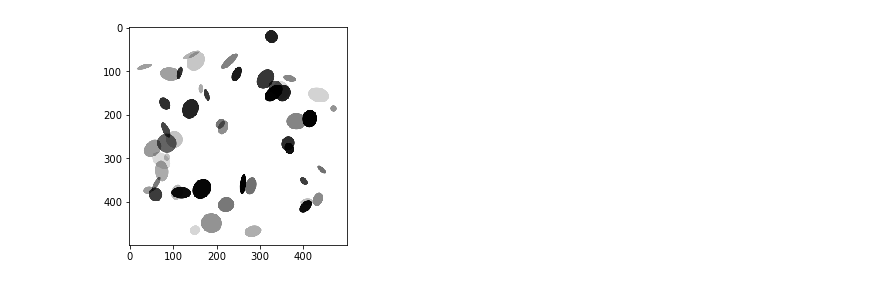
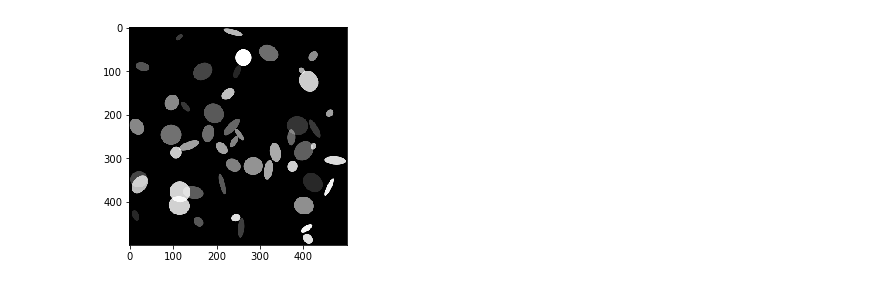
Before and after one commit to AlexanderAuras/LearnedRadonFilters, a Jupyter notebook: ellipses.ipynb, the cells around one changed output. Saved outputs shown, nothing was run; the diff lists cells and outputs as text; code cells hidden in the pictures.

```diff
--- a/ellipses.ipynb
+++ b/ellipses.ipynb
@@ -1,50 +16,40 @@
 # %%
 #pyright: reportGeneralTypeIssues=false
-from math import atan, cos, sin, tan
-import typing
-
-import torch
-import matplotlib
-import matplotlib.patches
-import matplotlib.pyplot as plt
-import numpy as np
-
 def gen_ellipses(img_size: int, ellipses_count: int, ellipses_size: float, ellipses_size_min: float=1) -> torch.Tensor:
-    old_be = matplotlib.get_backend()
-    matplotlib.use("Agg")
     fig = plt.figure(figsize=(img_size,img_size), dpi=1)
     ax = fig.add_axes([0.0,0.0,1.0,1.0])
     ellipse_func = lambda w, h, a, t: (w/2.0*cos(t)*cos(a)-h/2.0*sin(t)*sin(a), w/2.0*cos(t)*sin(a)+h/2.0*sin(t)*cos(a))
     for _ in range(ellipses_count):
         ellipse_width_aa = np.random.rand()*max(0.0, ellipses_size-ellipses_size_min)+ellipses_size_min
         ellipse_height_aa = np.random.rand()*max(0.0, ellipses_size-ellipses_size_min)+ellipses_size_min
         ellipse_angle = np.random.rand()*360.0
         args = (ellipse_width_aa, ellipse_height_aa, ellipse_angle/180.0*np.pi)
         t = atan(-ellipse_height_aa*tan(ellipse_angle/180.0*np.pi)/ellipse_width_aa)
         ellipse_width = max(ellipse_func(*args, t)[0], ellipse_func(*args, t+np.pi)[0])-min(ellipse_func(*args, t)[0], ellipse_func(*args, t+np.pi)[0])
         t = atan(ellipse_height_aa/(tan(ellipse_angle/180.0*np.pi)*ellipse_width_aa))
         ellipse_height = max(ellipse_func(*args, t)[1], ellipse_func(*args, t+np.pi)[1])-min(ellipse_func(*args, t)[1], ellipse_func(*args, t+np.pi)[1])
         ellipse_x = ellipse_width/2.0+np.random.rand()*(img_size-ellipse_width)
         ellipse_y = ellipse_height/2.0+np.random.rand()*(img_size-ellipse_height)
         ellipse = matplotlib.patches.Ellipse(xy=[ellipse_x, ellipse_y], width=ellipse_width_aa, height=ellipse_height_aa, angle=ellipse_angle)
         ax.add_artist(ellipse)
         ellipse.set_clip_box(ax.bbox)
         ellipse.set_alpha(0.1+0.9*np.random.rand())
+        ellipse.set_color("black")
     ax.axis("off")
     ax.set_xlim(0.0, img_size)
     ax.set_ylim(0.0, img_size)
     fig.add_axes(ax)
     fig.canvas.draw()
-    img = torch.from_numpy(1.0-np.array(fig.canvas.renderer._renderer)[:,:,3])
-    #img = torch.from_numpy(np.frombuffer(fig.canvas.tostring_argb(), dtype=np.uint8).copy())
-    #img = torch.swapaxes(img.reshape(img_size,img_size,4), 0, 2)
-    #img = 1.0-img.to(torch.float32)/255.0
+    img = torch.from_numpy(np.frombuffer(fig.canvas.tostring_argb(), dtype=np.uint8).copy())
+    if sys.platform == "win32":
+        img = 1.0-torch.swapaxes(img.reshape(img_size,img_size,4), 0, 2).to(torch.float32)[3:4]/255.0
+    else:
+        img = torch.swapaxes(img.reshape(img_size,img_size,4), 0, 2).to(torch.float32)[0:1]/255.0
     plt.close()
-    matplotlib.use(old_be)
     return img
 
 plt.figure()
-plt.imshow(gen_ellipses(500, 50, 50, 10), interpolation="none", cmap="gray")
+plt.imshow(gen_ellipses(500, 50, 50, 10)[0], interpolation="none", cmap="gray")
 plt.show()
 # %% [output]
-[figure, old version]
+[figure, new version]
```
Also changed, not shown: parts of 3 cells of this notebook, 1 other file.
